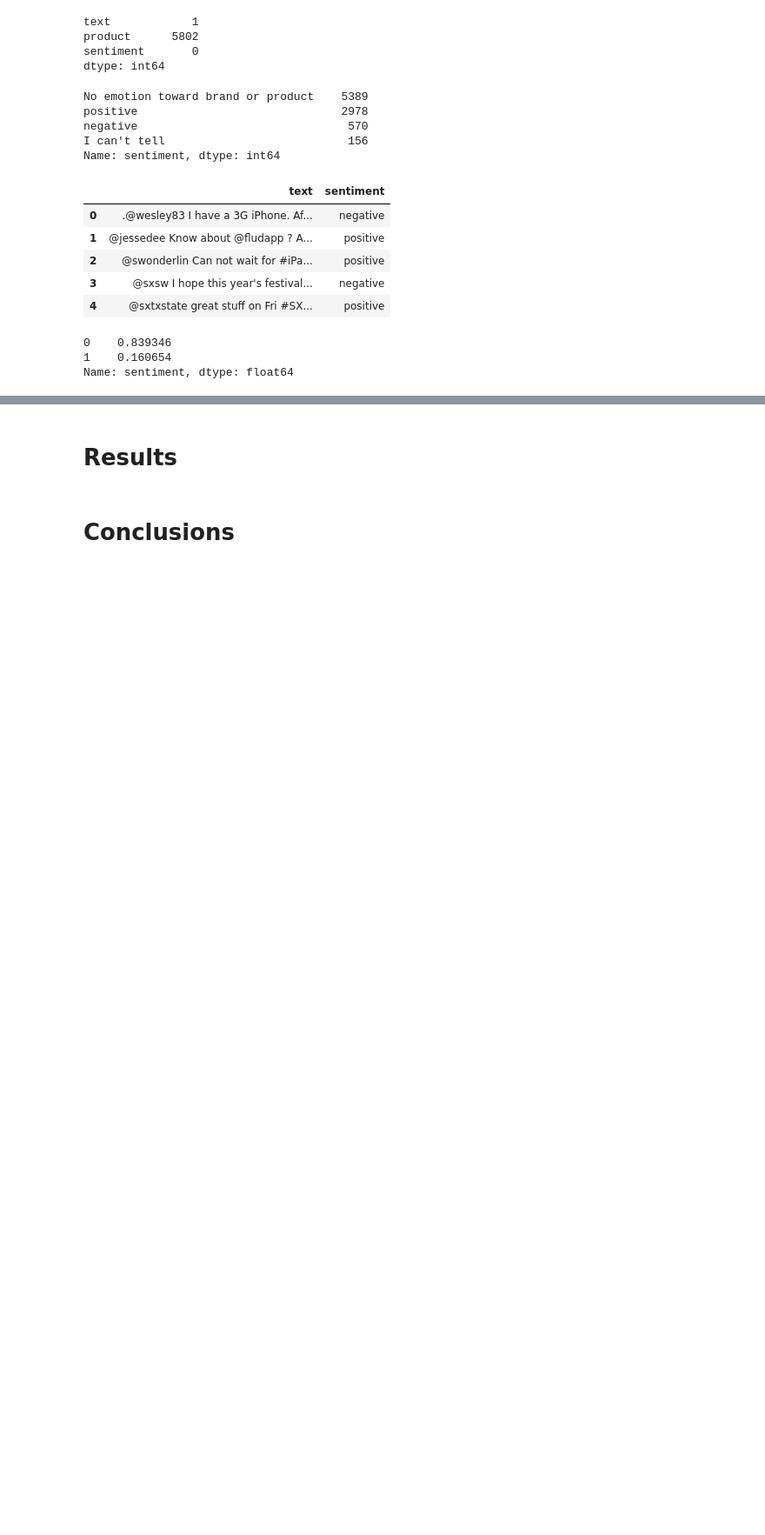
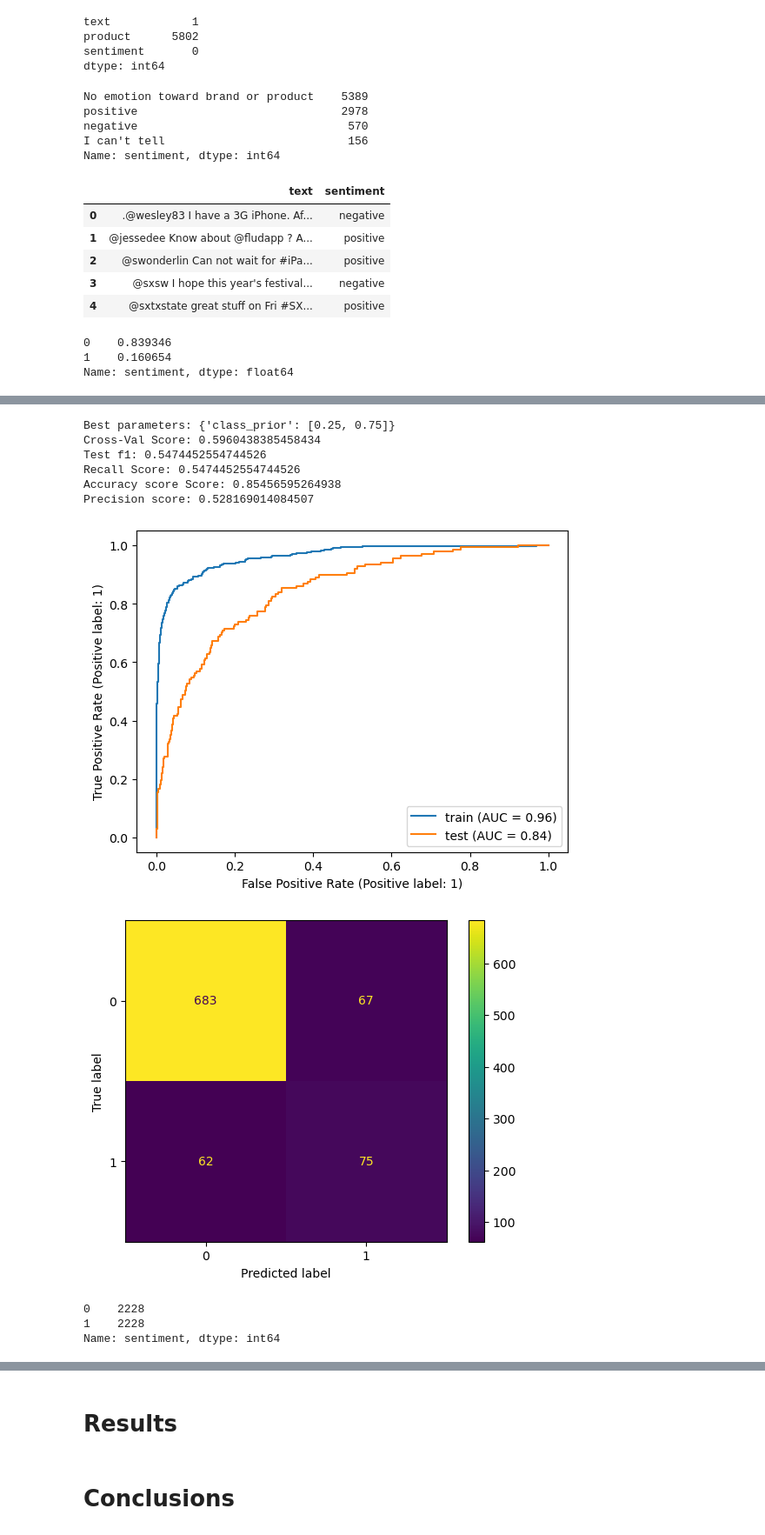
Before and after one commit to lalynjay/NLP_project, a Jupyter notebook: notebook.ipynb, the cells around one changed output, grey strips where cells are left out. Shown at 87% size. Cells and saved outputs as stored; diff of their text form; code cells hidden in the pictures; blank space fills up the shorter version.

```diff
--- a/notebook.ipynb
+++ b/notebook.ipynb
@@ -90,0 +122,60 @@ X_train, X_test, y_train, y_test = train_test_split(X, y, random_state = 42) # s
+# %%
+def mnb(X_train, X_test, y_train, y_test, cv=5):
+
+    # Set GridSearchCV hyperparameters to compare & select
+    grid = {'class_prior': [[0.5,0.5],[0.45,0.55],[0.4,0.6],[0.35,0.65], [0.3,0.7],[0.25,0.75]]}
+
+    # Instantiate MultinomialNB model
+    mnb = MultinomialNB()
+
+    # Instantiate & fit GridSearchCV with accuracy scoring
+    gs = GridSearchCV(estimator=mnb, param_grid=grid, cv=cv, scoring='recall')
+    gs.fit(X_train, y_train)
+
+    # Return best hyperparameters
+    print(f'Best parameters: {gs.best_params_}')
+
+    # Create prediction variable using test data
+    y_pred = gs.predict(X_test)
+
+    # Run cross-validate score with cv folds from function parameter
+    cv_results = cross_val_score(gs, X_train, y_train, cv=cv)
+    print(f'Cross-Val Score: {cv_results.mean()}')
+
+    # Run and print accuracy, recall, precision and f1 scores
+    score = gs.score(X_test, y_test)
+    print(f'Test f1: {score}')
+    recall = recall_score(y_test, y_pred)
+    print(f'Recall Score: {recall}')
+    accuracy = accuracy_score(y_test, y_pred)
+    print(f'Accuracy score Score: {accuracy}')
+    precision = precision_score(y_test, y_pred)
+    print(f'Precision score: {precision}')
+    # Plot an ROC curve (only works with binary data)
+    fig, ax = plt.subplots()
+    plot_roc_curve(gs, X_train, y_train, name='train', ax=ax)
+    plot_roc_curve(gs, X_test, y_test, name='test', ax=ax)
+
+    # Plot Confusion Matrix
+    plot_confusion_matrix(gs, X_test, y_test)
+    return {'Accuracy': round(100*accuracy,1), 'Sensitivity': round(100*recall,1)}
+# %%
+cv_mnb_results = mnb(cv_X_train, cv_X_test, y_train, y_test)
+# %% [output]
+Best parameters: {'class_prior': [0.25, 0.75]}
+Cross-Val Score: 0.5960438385458434
+Test f1: 0.5474452554744526
+Recall Score: 0.5474452554744526
+Accuracy score Score: 0.85456595264938
+Precision score: 0.528169014084507
+[figure, added]
+[figure, added]
+# %%
+smote = SMOTE(sampling_strategy='auto',random_state=42)
+X_train_sm, y_train_sm = smote.fit_resample(cv_X_train, y_train)
+# notice the class imbalance is corrected
+y_train_sm.value_counts()
+# %% [output]
+0    2228
+1    2228
+Name: sentiment, dtype: int64
```
Also changed, not shown: parts of 9 cells of this notebook.
